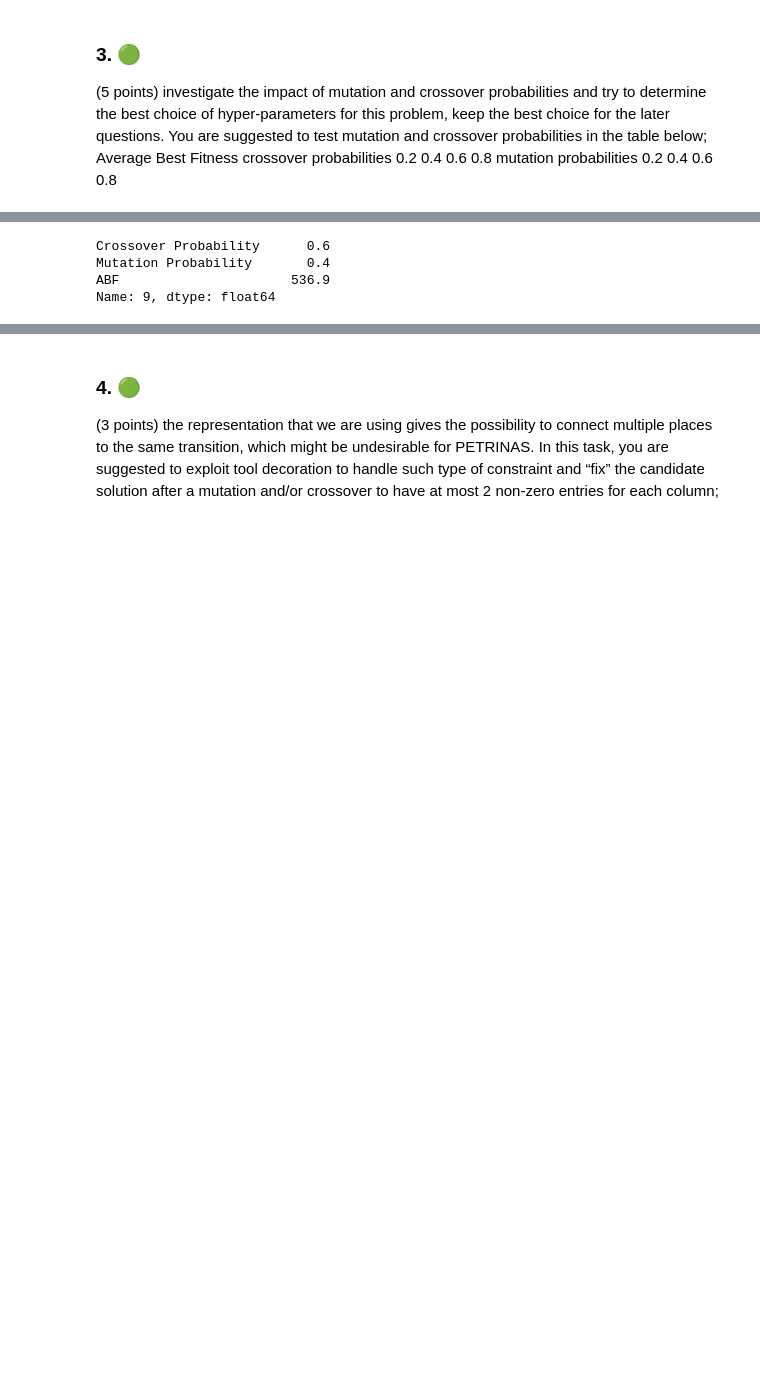
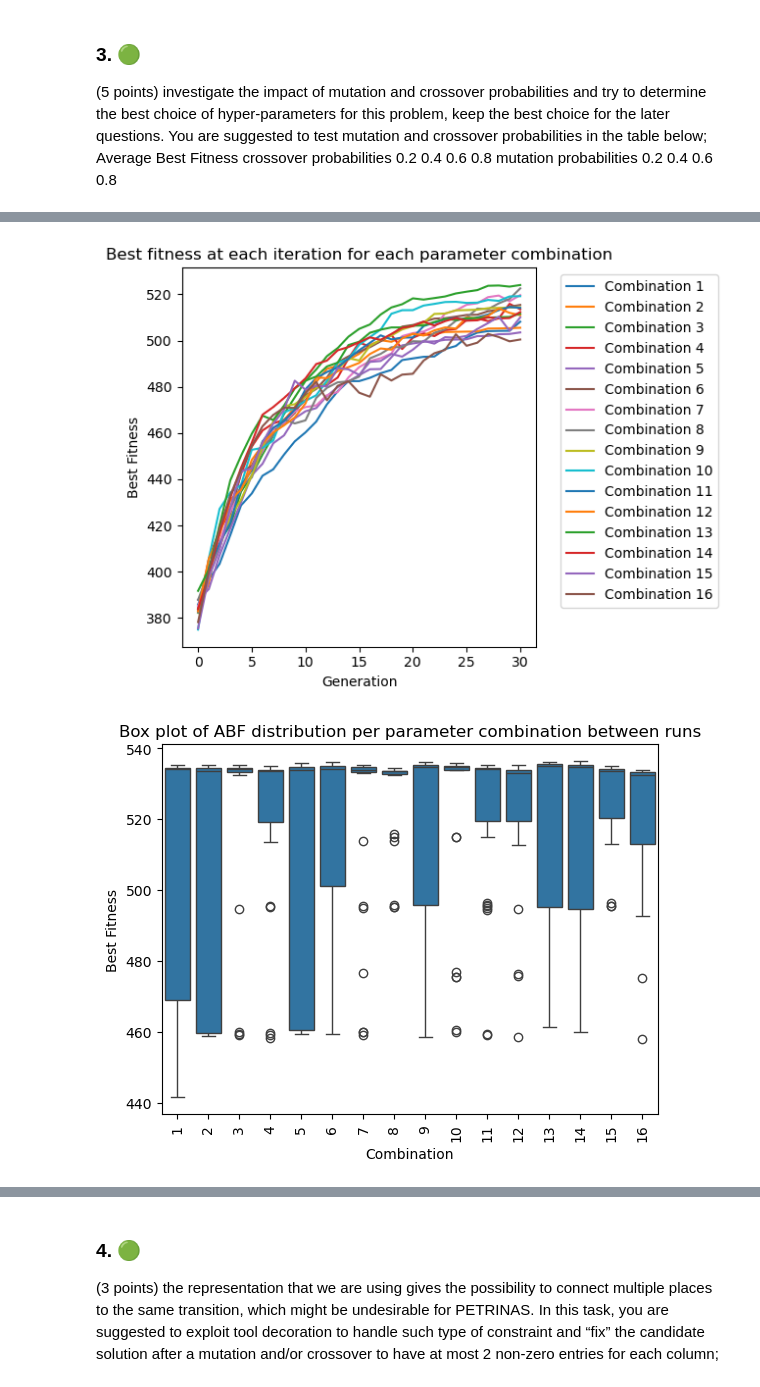
Before and after one commit to LucianoDeben/1BM120, a Jupyter notebook: Assignment_1/Assignment_1_Notebook.ipynb, the cells around one changed output, grey strips where cells are left out. Saved outputs shown, nothing was run; the diff lists cells and outputs as text; code cells hidden in the pictures; blank space fills up the shorter version.

```diff
--- a/Assignment_1/Assignment_1_Notebook.ipynb
+++ b/Assignment_1/Assignment_1_Notebook.ipynb
@@ -322,13 +470,23 @@ print(df)
-# %%
-# Select the best combination of probabilities
-best = df.loc[df["ABF"].idxmax()]
-print(best)
-
-# Select best index
-best_index = df["ABF"].idxmax()
-cxpb, mutpb = probabilities[best_index]
-# %% [output]
-Crossover Probability      0.6
-Mutation Probability       0.4
-ABF                      536.9
-Name: 9, dtype: float64
+# %%
+# Define the combinations of probabilities
+probabilities = [(cxpb, mutpb) for cxpb in [0.2, 0.4, 0.6, 0.8] for mutpb in [0.2, 0.4, 0.6, 0.8]]
+
+# Run the GA with different parameters and store the results
+results = [
+    GeneticAlgorithm(cx, mut, sel, cxpb, mutpb, pop_size=POP_SIZE).run_ga(NUM_RUNS) for cxpb, mutpb in probabilities
+]
+# %%
+# Plot the best fitness at each iteration
+plot_best_fitness(results)
+
+# Plot a boxplot of the best fitness per run for each set of parameters
+plot_boxplot(results)
+
+# Use the function to create the results table
+df = create_results_table(results, result_type="probabilities")
+
+# Display the DataFrame without the index
+print(df.to_string(index=False))
+# %% [output]
+[figure, added]
+[figure, added]
```
Also changed, not shown: parts of 22 cells of this notebook, 2 other files.
